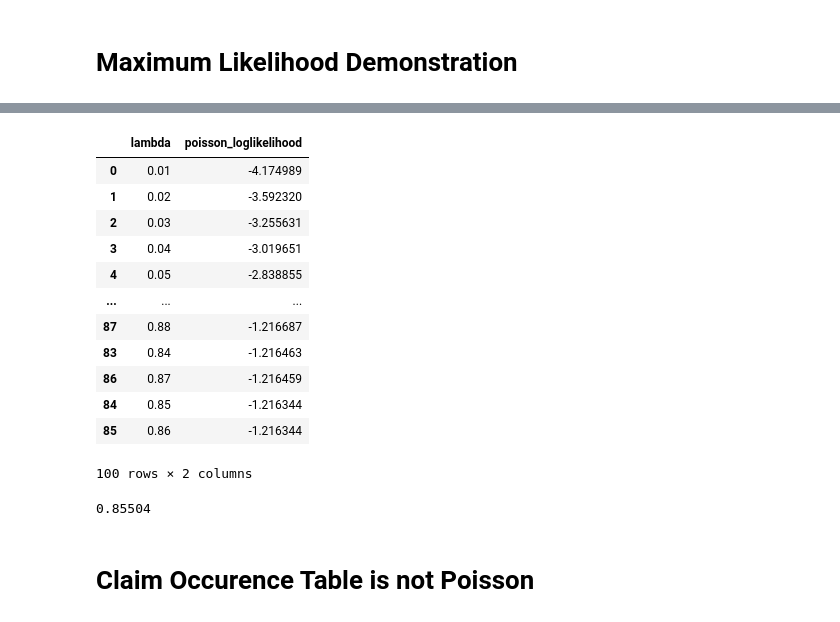
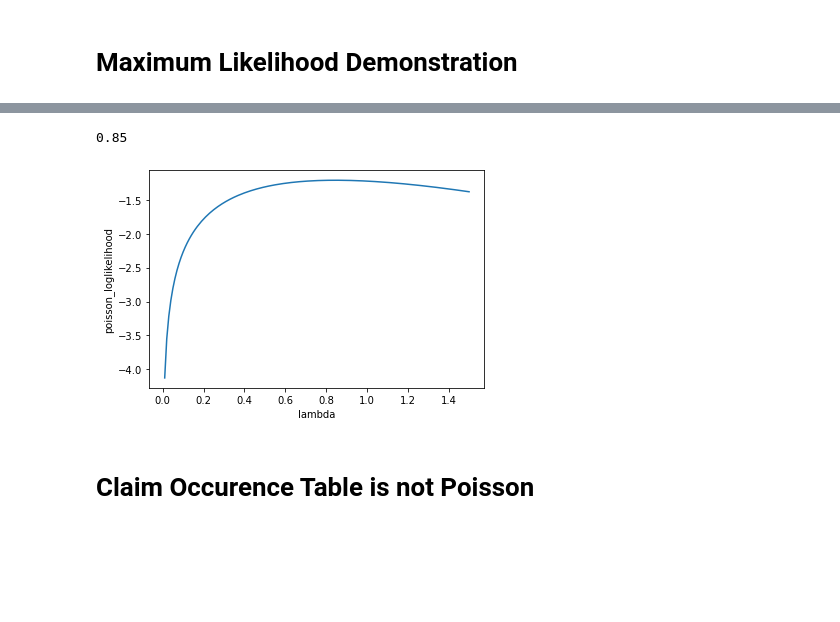
Before and after one commit to MatePocs/insurance, a Jupyter notebook: notebooks/Poisson.ipynb, the cells around one changed output, grey strips where cells are left out. Cells and saved outputs as stored; diff of their text form; code cells hidden in the pictures; blank space fills up the shorter version.

```diff
--- a/notebooks/Poisson.ipynb
+++ b/notebooks/Poisson.ipynb
@@ -83,2 +119,6 @@ Goal here: demonstrate that the highest likelihood is achieved with simply avera
 # %%
-ml1 = pd.DataFrame({'lambda':np.linspace(0.01,1,100)})
+ml1 = pd.DataFrame({'lambda':np.linspace(0.01,1.5,150)})
+
+ml1['poisson_loglikelihood'] = ml1['lambda'].apply(lambda x: np.mean(poisson_loglikelihood(df1['target'], x)))
+
+ml1.sort_values('poisson_loglikelihood')
@@ -87,23 +139,12 @@ ml1['poisson_loglikelihood'] = ml1['lambda'].apply(lambda x: np.mean(poisson_log
-# %%
-ml1.sort_values('poisson_loglikelihood')
-# %% [output]
-|  | lambda | poisson_loglikelihood |
-| 0 | 0.01 | -4.174989 |
-| 1 | 0.02 | -3.592320 |
-| 2 | 0.03 | -3.255631 |
-| 3 | 0.04 | -3.019651 |
-| 4 | 0.05 | -2.838855 |
-| ... | ... | ... |
-| 87 | 0.88 | -1.216687 |
-| 83 | 0.84 | -1.216463 |
-| 86 | 0.87 | -1.216459 |
-| 84 | 0.85 | -1.216344 |
-| 85 | 0.86 | -1.216344 |
-100 rows × 2 columns
 # %%
-np.mean(df1['target'])
+np.round(np.mean(df1['target']),2)
 # %% [output]
-0.85504
+0.85
+# %%
+sns.lineplot(x = ml1['lambda'], y = ml1['poisson_loglikelihood'])
+plt.show()
+# %% [output]
+[figure, added]
 # %% [markdown]
 # Claim Occurence Table is not Poisson
 # %% [markdown]
```
Also changed, not shown: parts of 22 cells of this notebook.
